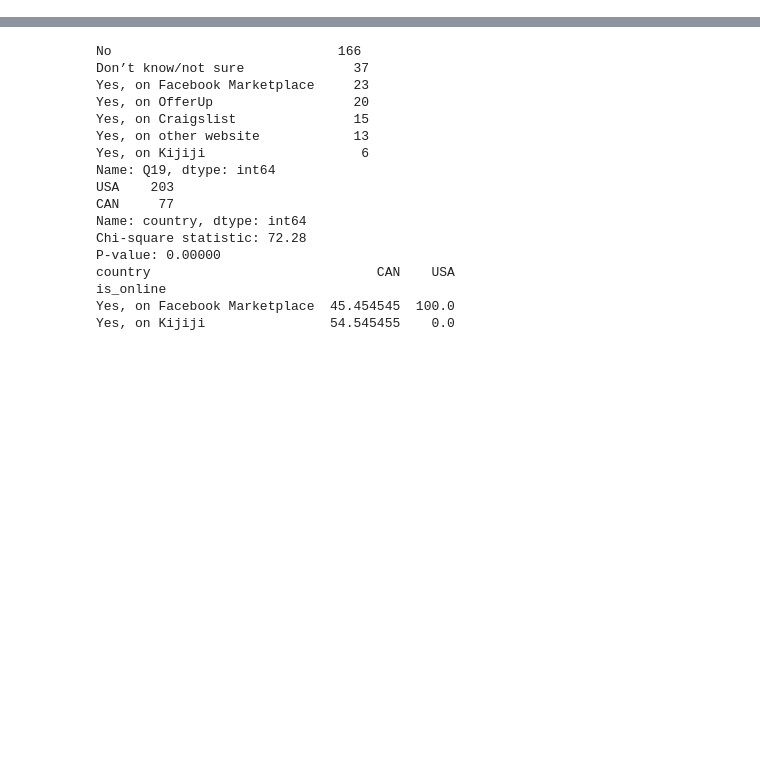
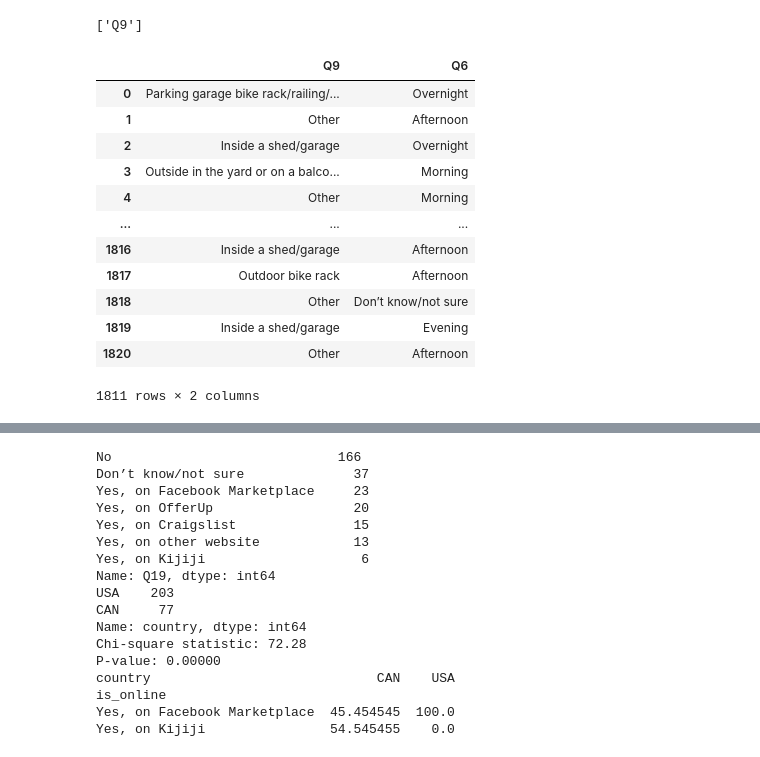
Before and after one commit to achic19/Biketheft, a Jupyter notebook: python/notebooks/clean notebooks/chi_square_test.ipynb, the cells around one changed output, grey strips where cells are left out. Drawn from its saved outputs; the diff is of its cells as text; code cells hidden in the pictures; blank space fills up the shorter version.

```diff
--- a/python/notebooks/clean notebooks/chi_square_test.ipynb
+++ b/python/notebooks/clean notebooks/chi_square_test.ipynb
@@ -108,0 +282,21 @@ def explore_date(is_count_f,cross_tab= False):
+# %%
+# location and time
+# Parameters
+q_0 = 'Q9'
+q_1 = 'Q6'
+cols_name = [q_0,q_1]
+calc_chi = True
+is_count_loc= []
+
+only_rel =explore_date(is_count_loc,True)
+# Parameter for chi-squared
+# The second argument in the nested tuple determine if the data in the following list is the filtered or the selected one
+rel_data = ((q_0,True),['Inside a shed/garage','Outdoor bike rack','Outside in the yard or on a balcony, porch, or patio'],(q_1,False),['Don’t know/not sure'])
+# Used this parameter if you want to aggregate  your questions' data into smaller groups {question:(group1,[responses relate to group 1], group2)}
+grp_data = {q_0:('out',['Outdoor bike rack','Outside in the yard or on a balcony, porch, or patio'],'in')}
+grp_data_0 = {}
+var0 = {'q':q_0,'var':questions[q_0],'group':['out'],'group2': 'in'}
+var1 = {'q':q_1,'var':questions[q_1],'group':['Overnight'],'group2':'day'}
+
+if calc_chi:
+    prep_for_chi(only_rel,grp_data)
@@ -109,3 +321,24 @@ def explore_date(is_count_f,cross_tab= False):
+# %%
+grp_data = {q_0:('out',['Outdoor bike rack','Outside in the yard or on a balcony, porch, or patio'],'in')}
+list(grp_data.keys())
+# %% [output]
+['Q9']
+# %%
+only_rel
+# %% [output]
+|  | Q9 | Q6 |
+| 0 | Parking garage bike rack/railing/... | Overnight |
+| 1 | Other | Afternoon |
+| 2 | Inside a shed/garage | Overnight |
+| 3 | Outside in the yard or on a balco... | Morning |
+| 4 | Other | Morning |
+| ... | ... | ... |
+| 1816 | Inside a shed/garage | Afternoon |
+| 1817 | Outdoor bike rack | Afternoon |
+| 1818 | Other | Don’t know/not sure |
+| 1819 | Inside a shed/garage | Evening |
+| 1820 | Other | Afternoon |
+1811 rows × 2 columns
 # %%
 # ,'Q24':'rec_cond' and 'Q15':'bicycle_type'
 # Parameters
```
Also changed, not shown: parts of 11 cells of this notebook, 2 other files.
